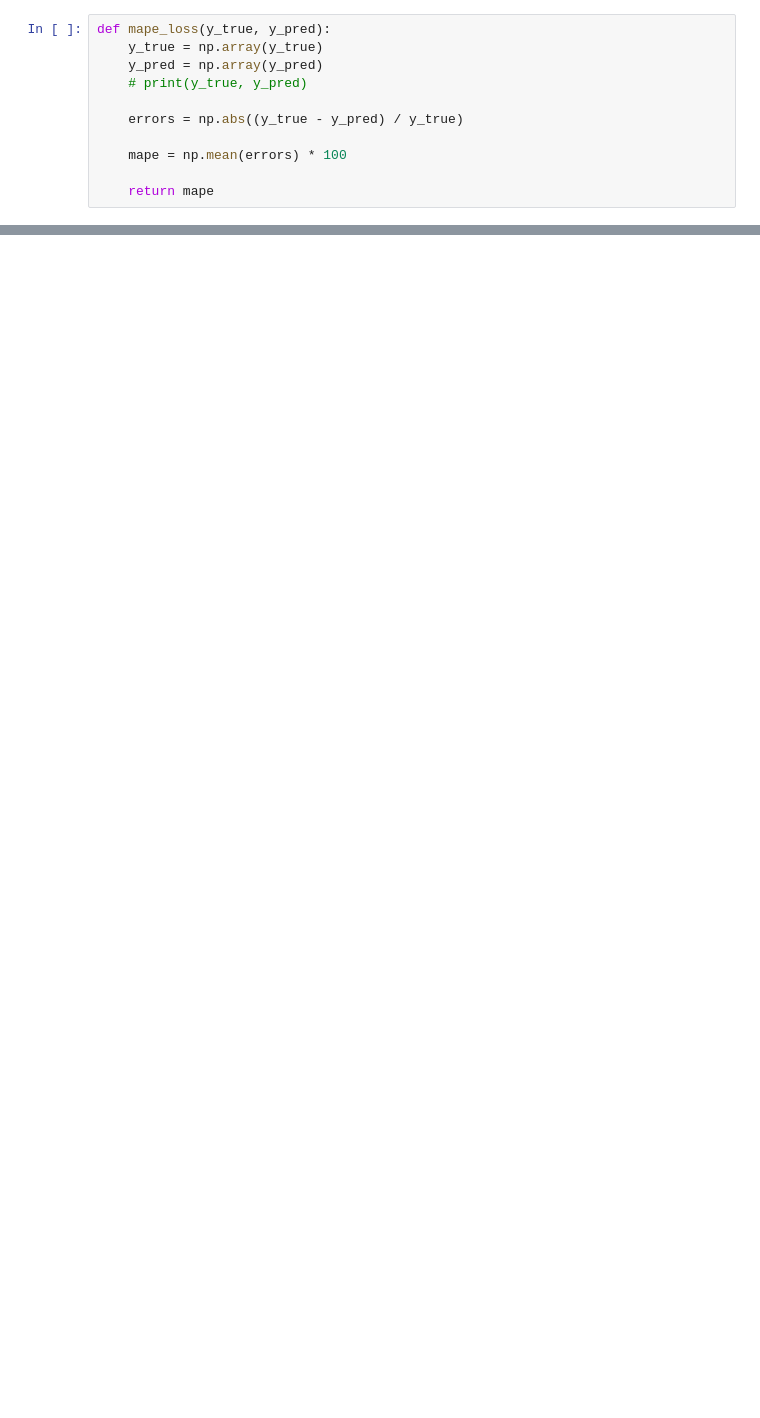
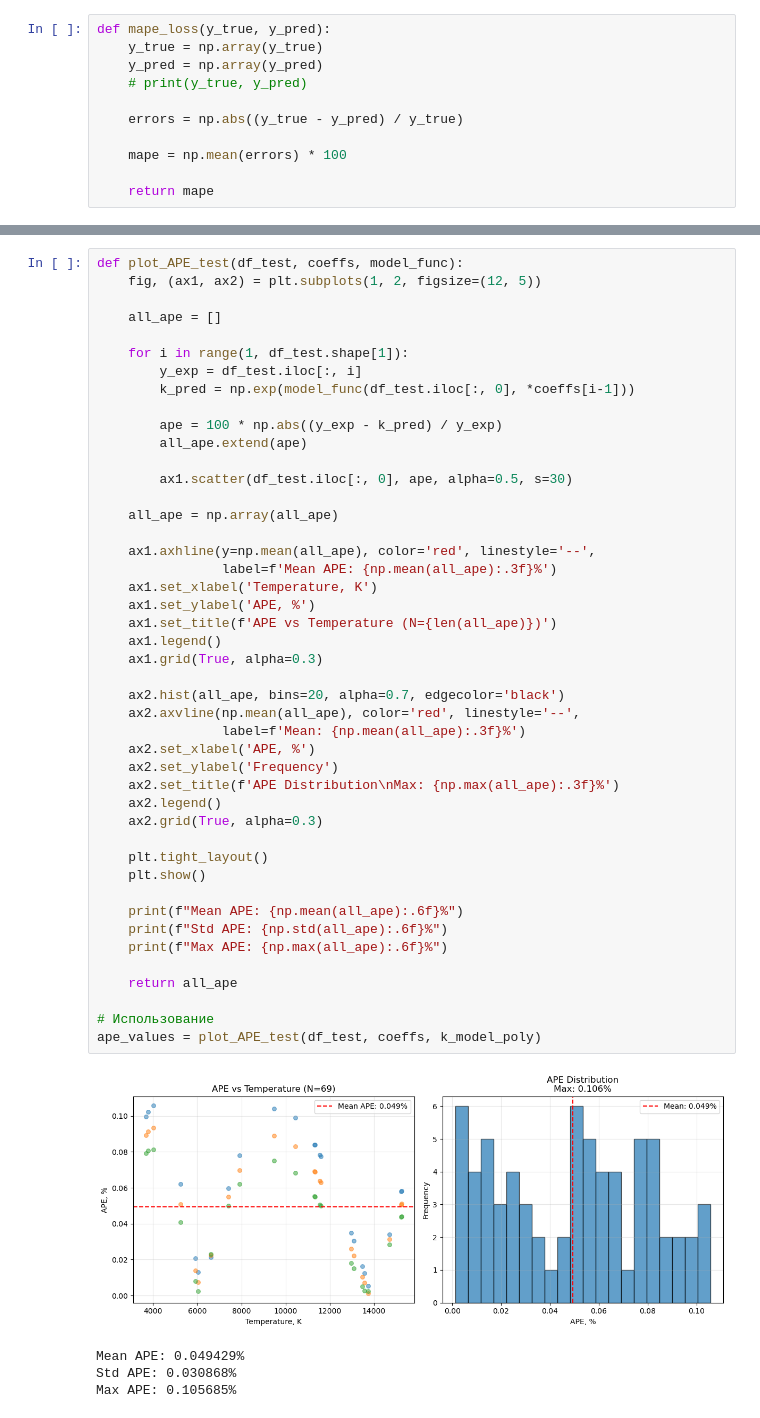
Before and after one commit to st107958/fho_gen, a Jupyter notebook: FHO_FR_VV/regression.ipynb, the cells around one changed output, grey strips where cells are left out. Cells and saved outputs as stored; diff of their text form; blank space fills up the shorter version.

```diff
--- a/FHO_FR_VV/regression.ipynb
+++ b/FHO_FR_VV/regression.ipynb
@@ -104,0 +237,50 @@ plt.show()
+# %%
+def plot_APE_test(df_test, coeffs, model_func):
+    fig, (ax1, ax2) = plt.subplots(1, 2, figsize=(12, 5))
+
+    all_ape = []
+
+    for i in range(1, df_test.shape[1]):
+        y_exp = df_test.iloc[:, i]
+        k_pred = np.exp(model_func(df_test.iloc[:, 0], *coeffs[i-1]))
+
+        ape = 100 * np.abs((y_exp - k_pred) / y_exp)
+        all_ape.extend(ape)
+
+        ax1.scatter(df_test.iloc[:, 0], ape, alpha=0.5, s=30)
+
+    all_ape = np.array(all_ape)
+
+    ax1.axhline(y=np.mean(all_ape), color='red', linestyle='--',
+                label=f'Mean APE: {np.mean(all_ape):.3f}%')
+    ax1.set_xlabel('Temperature, K')
+    ax1.set_ylabel('APE, %')
+    ax1.set_title(f'APE vs Temperature (N={len(all_ape)})')
+    ax1.legend()
+    ax1.grid(True, alpha=0.3)
+
+    ax2.hist(all_ape, bins=20, alpha=0.7, edgecolor='black')
+    ax2.axvline(np.mean(all_ape), color='red', linestyle='--',
+                label=f'Mean: {np.mean(all_ape):.3f}%')
+    ax2.set_xlabel('APE, %')
+    ax2.set_ylabel('Frequency')
+    ax2.set_title(f'APE Distribution\nMax: {np.max(all_ape):.3f}%')
+    ax2.legend()
+    ax2.grid(True, alpha=0.3)
+
+    plt.tight_layout()
+    plt.show()
+
+    print(f"Mean APE: {np.mean(all_ape):.6f}%")
+    print(f"Std APE: {np.std(all_ape):.6f}%")
+    print(f"Max APE: {np.max(all_ape):.6f}%")
+
+    return all_ape
+
+# Использование
+ape_values = plot_APE_test(df_test, coeffs, k_model_poly)
+# %% [output]
+[figure, added]
+Mean APE: 0.049429%
+Std APE: 0.030868%
+Max APE: 0.105685%
```
Also changed, not shown: parts of 12 cells of this notebook, 19 other files.
